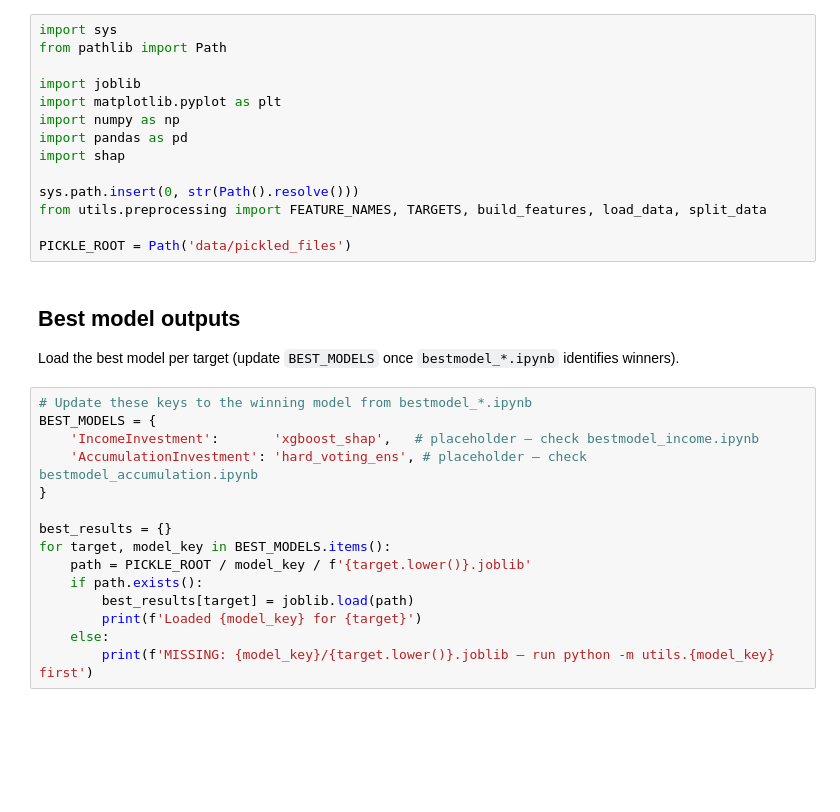
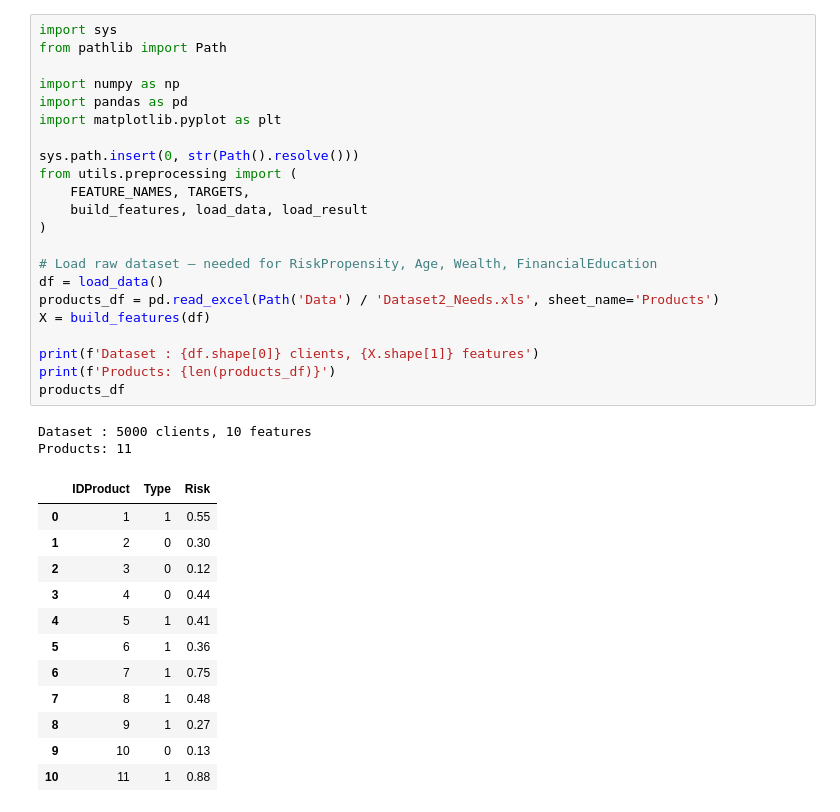
Before and after one commit to tommybaresi-creator/fintech-group-work, a Jupyter notebook: BusinessCase2/rec_sys.ipynb, the cells around one changed output. Cells and saved outputs as stored; diff of their text form; blank space fills up the shorter version.

```diff
--- a/BusinessCase2/rec_sys.ipynb
+++ b/BusinessCase2/rec_sys.ipynb
@@ -9,33 +13,37 @@ Run all `utils/*.py` scripts first to populate `data/pickled_files/`.
 # %%
 import sys
 from pathlib import Path
 
-import joblib
-import matplotlib.pyplot as plt
 import numpy as np
 import pandas as pd
-import shap
+import matplotlib.pyplot as plt
 
 sys.path.insert(0, str(Path().resolve()))
-from utils.preprocessing import FEATURE_NAMES, TARGETS, build_features, load_data, split_data
+from utils.preprocessing import (
+    FEATURE_NAMES, TARGETS,
+    build_features, load_data, load_result
+)
 
-PICKLE_ROOT = Path('data/pickled_files')
+# Load raw dataset — needed for RiskPropensity, Age, Wealth, FinancialEducation
+df = load_data()
+products_df = pd.read_excel(Path('Data') / 'Dataset2_Needs.xls', sheet_name='Products')
+X = build_features(df)
+
+print(f'Dataset : {df.shape[0]} clients, {X.shape[1]} features')
+print(f'Products: {len(products_df)}')
+products_df
+# %% [output]
+Dataset : 5000 clients, 10 features
+Products: 11
+|  | IDProduct | Type | Risk |
+| 0 | 1 | 1 | 0.55 |
+| 1 | 2 | 0 | 0.30 |
+| 2 | 3 | 0 | 0.12 |
+| 3 | 4 | 0 | 0.44 |
+| 4 | 5 | 1 | 0.41 |
+| 5 | 6 | 1 | 0.36 |
+| 6 | 7 | 1 | 0.75 |
+| 7 | 8 | 1 | 0.48 |
+| 8 | 9 | 1 | 0.27 |
+| 9 | 10 | 0 | 0.13 |
+| 10 | 11 | 1 | 0.88 |
-# %% [markdown]
-## Best model outputs
-
-Load the best model per target (update `BEST_MODELS` once `bestmodel_*.ipynb` identifies winners).
-# %%
-# Update these keys to the winning model from bestmodel_*.ipynb
-BEST_MODELS = {
-    'IncomeInvestment':       'xgboost_shap',   # placeholder — check bestmodel_income.ipynb
-    'AccumulationInvestment': 'hard_voting_ens', # placeholder — check bestmodel_accumulation.ipynb
-}
-
-best_results = {}
-for target, model_key in BEST_MODELS.items():
-    path = PICKLE_ROOT / model_key / f'{target.lower()}.joblib'
-    if path.exists():
-        best_results[target] = joblib.load(path)
-        print(f'Loaded {model_key} for {target}')
-    else:
-        print(f'MISSING: {model_key}/{target.lower()}.joblib — run python -m utils.{model_key} first')
```
Also changed, not shown: parts of 23 cells of this notebook, 4 other files.
